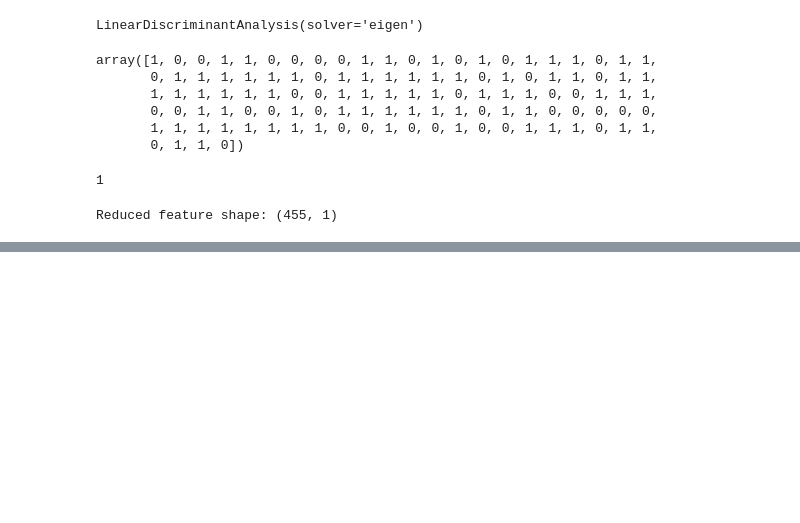
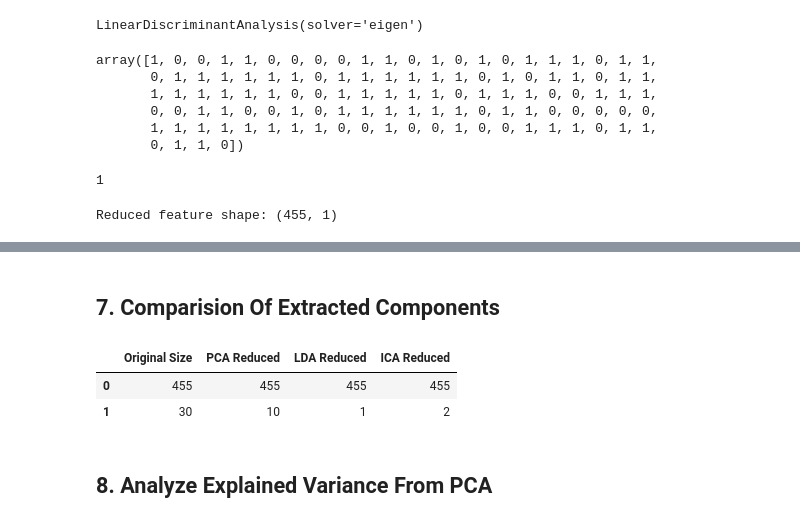
Before and after one commit to 5und4r/MachineLearningLab, a Jupyter notebook: MachineLearningLabII.ipynb, the cells around one changed output, grey strips where cells are left out. Cells and saved outputs as stored; diff of their text form; code cells hidden in the pictures; blank space fills up the shorter version.

```diff
--- a/MachineLearningLabII.ipynb
+++ b/MachineLearningLabII.ipynb
@@ -2278,0 +2354,12 @@ Reduced feature shape: (455, 1)
+# %% [markdown]
+## 7. Comparision Of Extracted Components
+# %%
+import pandas as pd
+ExtractedComponents = pd.DataFrame({'Original Size' : XtrainScaled.shape, 'PCA Reduced':XtrainReduced.shape, 'LDA Reduced': XLDAreduced.shape, 'ICA Reduced':XICAReduced.shape})
+display(ExtractedComponents)
+# %% [output]
+|  | Original Size | PCA Reduced | LDA Reduced | ICA Reduced |
+| 0 | 455 | 455 | 455 | 455 |
+| 1 | 30 | 10 | 1 | 2 |
+# %% [markdown]
+## 8. Analyze Explained Variance From PCA
```
Also changed, not shown: parts of 12 cells of this notebook.
